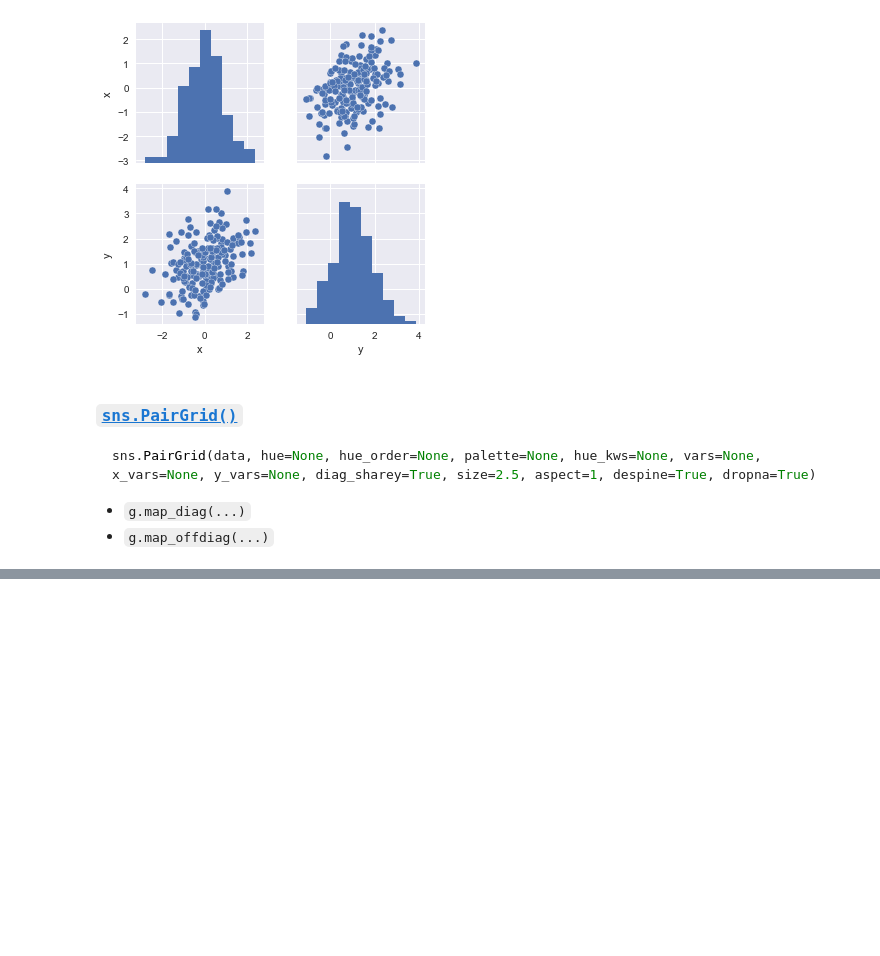
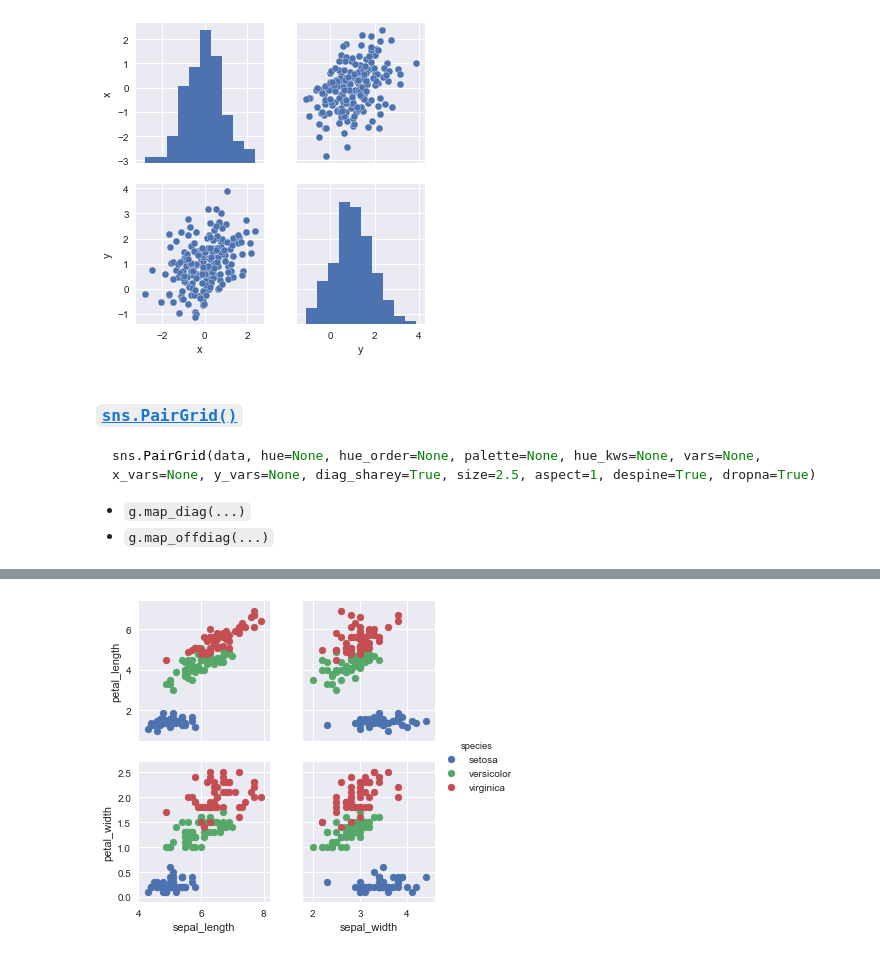
Before and after one commit to WarmingWang/reptiles_gh, a Jupyter notebook: Machine Learning/seaborn/ch02S01_Plotting_functions__Visualizing_distribution.ipynb, the cells around one changed output, grey strips where cells are left out. Drawn from its saved outputs; the diff is of its cells as text; code cells hidden in the pictures; blank space fills up the shorter version.

```diff
--- a/Machine Learning/seaborn/ch02S01_Plotting_functions__Visualizing_distribution.ipynb
+++ b/Machine Learning/seaborn/ch02S01_Plotting_functions__Visualizing_distribution.ipynb
@@ -190,0 +207,8 @@ g.map_offdiag(sns.kdeplot, cmap="Blues_d", n_levels=6);
+# %%
+g = sns.PairGrid(iris, hue="species",
+                x_vars=['sepal_length', 'sepal_width'],
+                y_vars=['petal_length', 'petal_width'])
+_ = g.map(plt.scatter)
+_ = g.add_legend();
+# %% [output]
+[figure, added]
```
Also changed, not shown: parts of 11 cells of this notebook, 1 other file.
